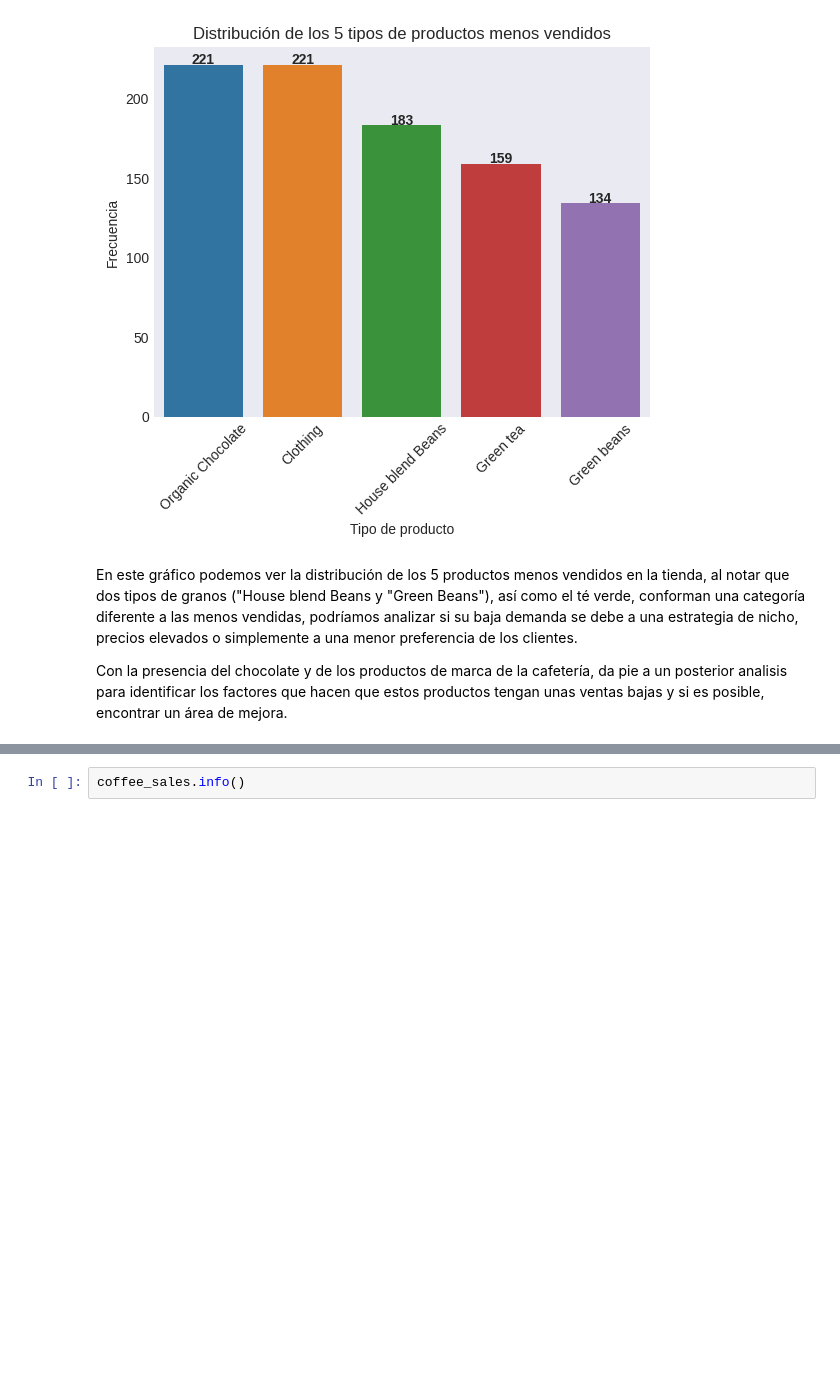
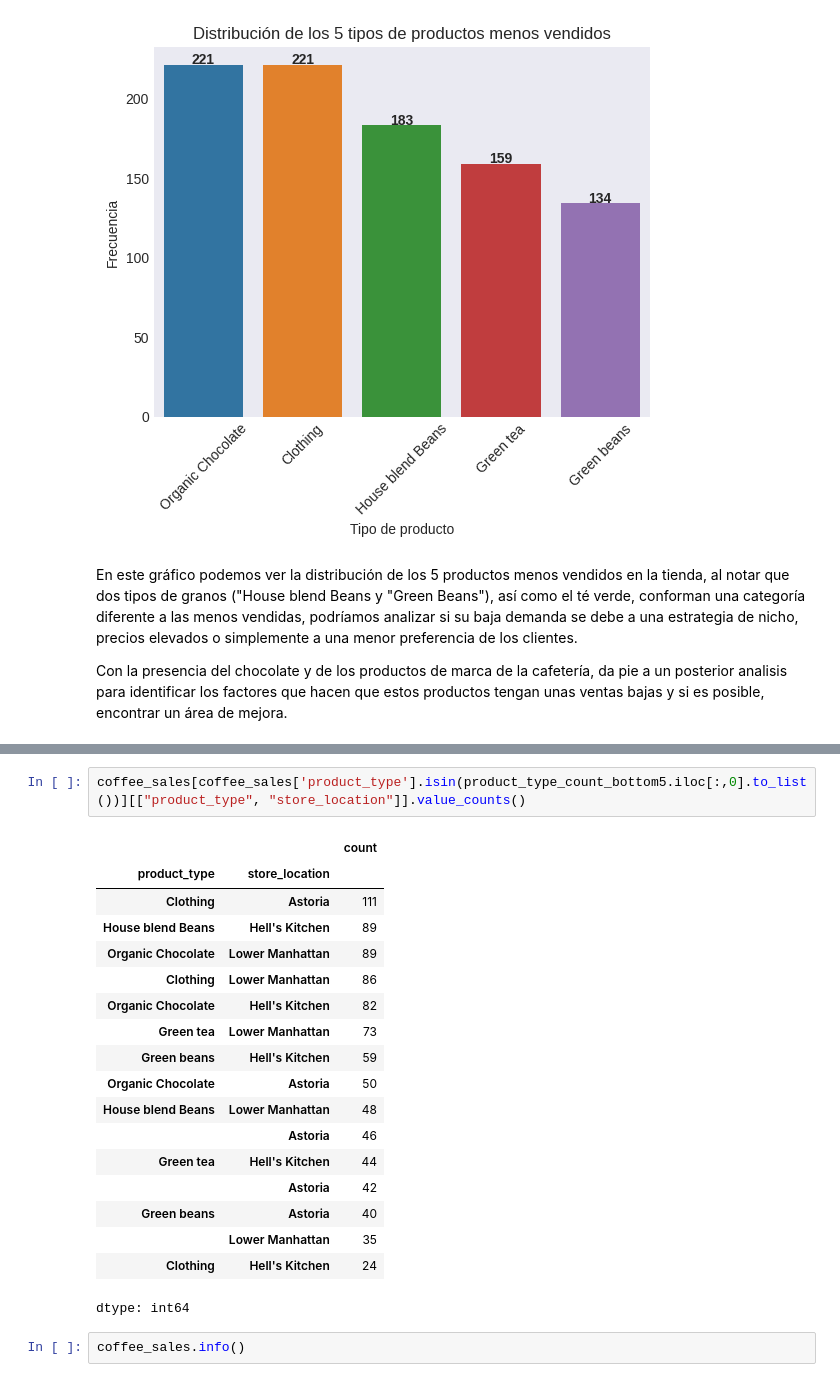
Before and after one commit to eddieisoffline/Portfolio-Data-Science, a Jupyter notebook: cafe/notebook/notebook.ipynb, the cells around one changed output, grey strips where cells are left out. Drawn from its saved outputs; the diff is of its cells as text; blank space fills up the shorter version.

Commit message:
wip: Avance en el análisis de los productos con menores ventas

```diff
--- a/cafe/notebook/notebook.ipynb
+++ b/cafe/notebook/notebook.ipynb
@@ -804,3 +820,24 @@ Con la presencia del chocolate y de los productos de marca de la cafetería, da
+# %%
+coffee_sales[coffee_sales['product_type'].isin(product_type_count_bottom5.iloc[:,0].to_list())][["product_type", "store_location"]].value_counts()
+# %% [output]
+|  |  | count |
+| product_type | store_location |  |
+| Clothing | Astoria | 111 |
+| House blend Beans | Hell's Kitchen | 89 |
+| Organic Chocolate | Lower Manhattan | 89 |
+| Clothing | Lower Manhattan | 86 |
+| Organic Chocolate | Hell's Kitchen | 82 |
+| Green tea | Lower Manhattan | 73 |
+| Green beans | Hell's Kitchen | 59 |
+| Organic Chocolate | Astoria | 50 |
+| House blend Beans | Lower Manhattan | 48 |
+|  | Astoria | 46 |
+| Green tea | Hell's Kitchen | 44 |
+|  | Astoria | 42 |
+| Green beans | Astoria | 40 |
+|  | Lower Manhattan | 35 |
+| Clothing | Hell's Kitchen | 24 |
+dtype: int64
 # %%
 coffee_sales.info()
 # %% [output]
```
Also changed, not shown: parts of 1 cell of this notebook.
